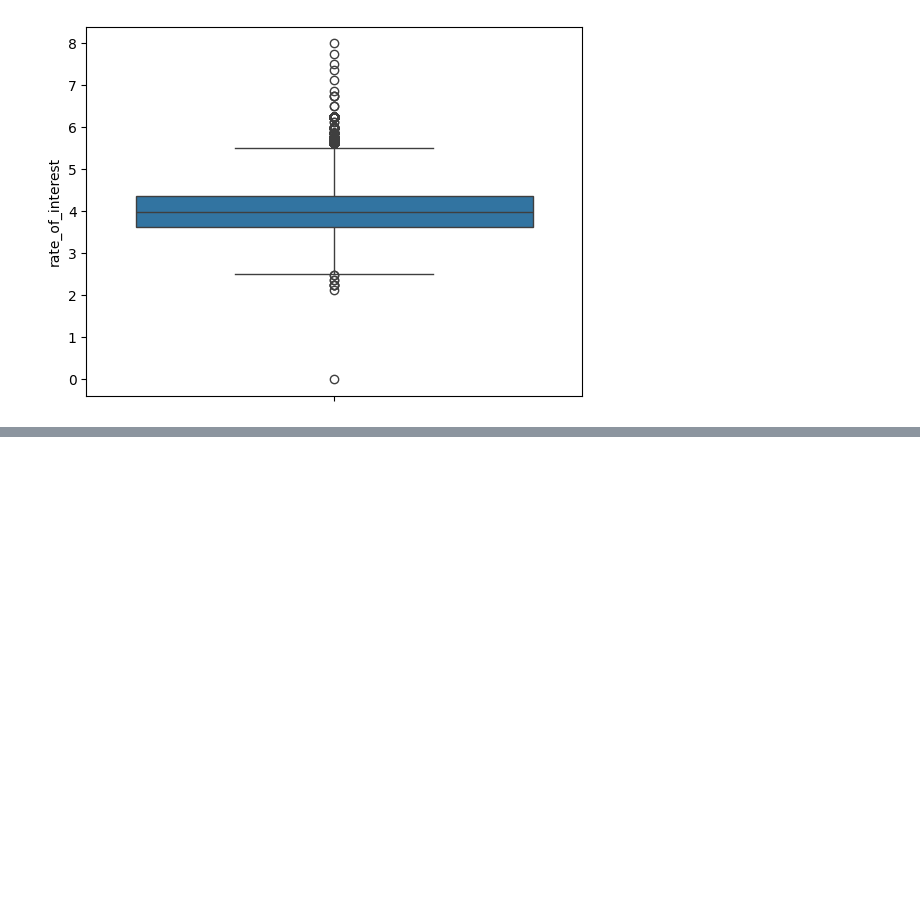
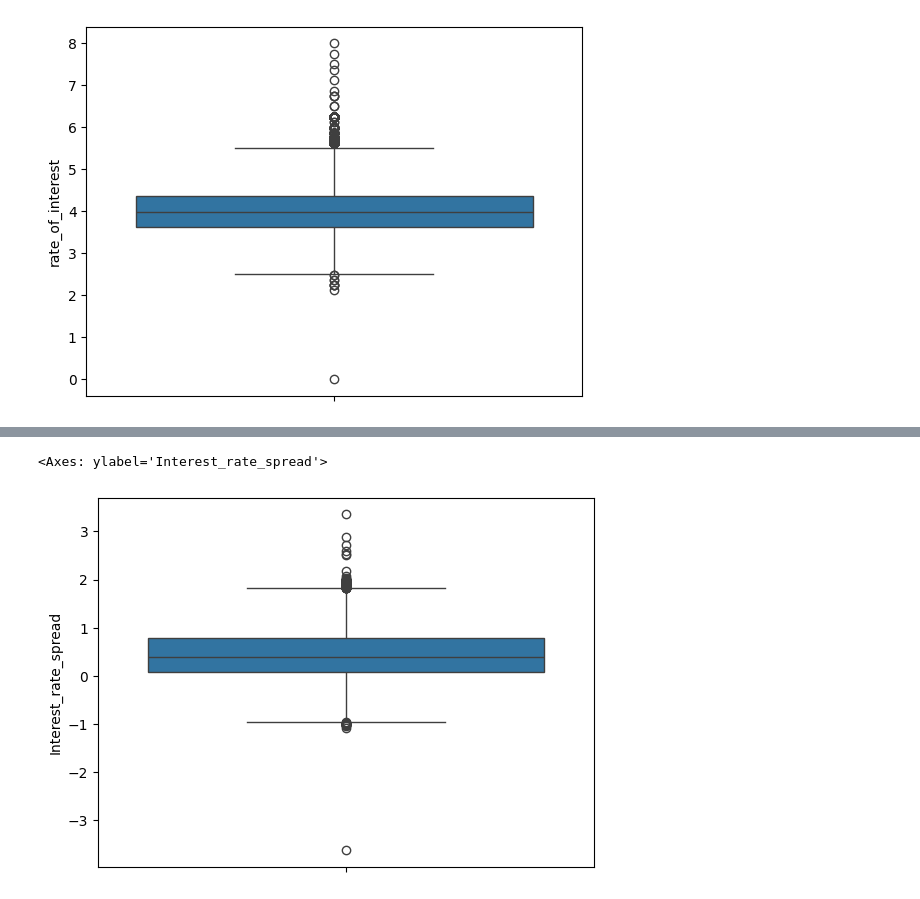
Before and after one commit to YASH280626/loan-default-prediction, a Jupyter notebook: analysis.ipynb, the cells around one changed output, grey strips where cells are left out. Cells and saved outputs as stored; diff of their text form; code cells hidden in the pictures; blank space fills up the shorter version.

Commit message:
Performed Imputation on missing values of Interest_rate_spread feature

```diff
--- a/analysis.ipynb
+++ b/analysis.ipynb
@@ -1066,0 +1083,5 @@ X_test['rate_of_interest'] = X_test['rate_of_interest'].fillna(rate_of_interest_
+# %%
+sns.boxplot(data=X_train['Interest_rate_spread'])
+# %% [output]
+<Axes: ylabel='Interest_rate_spread'>
+[figure, added]
```
Also changed, not shown: parts of 4 cells of this notebook.
